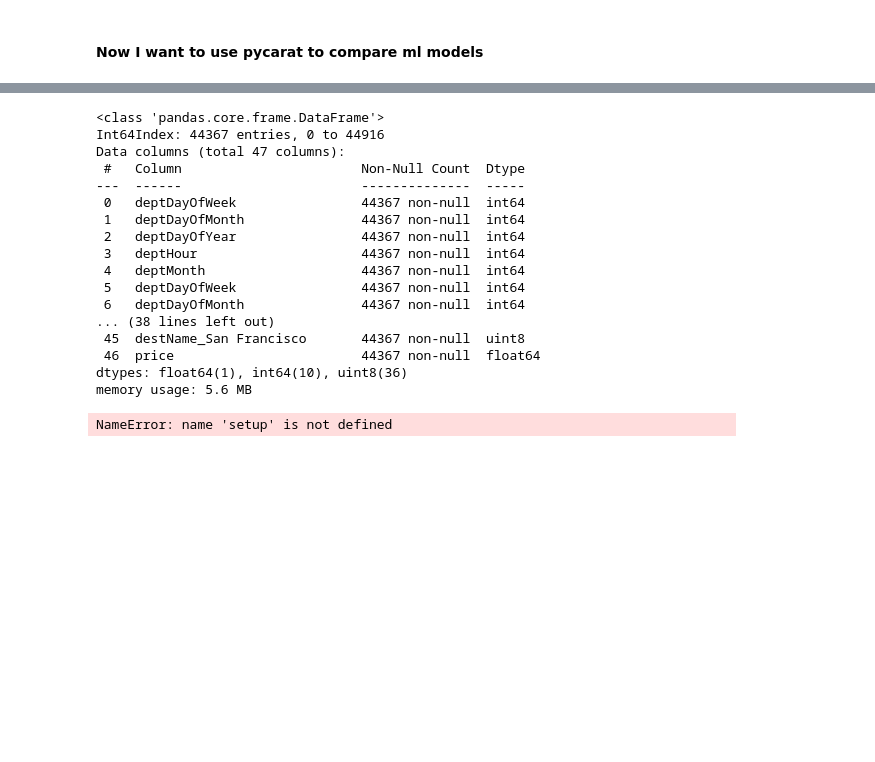
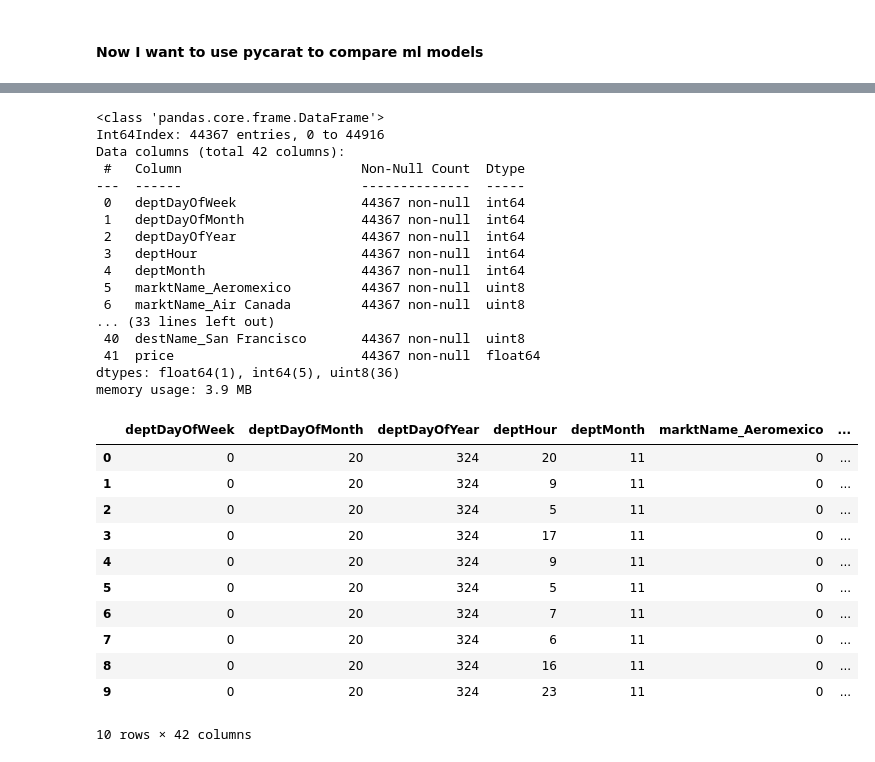
Before and after one commit to jeremyabeard5/MSDS696, a Jupyter notebook: FlightPrice.ipynb, the cells around one changed output, grey strips where cells are left out. Saved outputs shown, nothing was run; the diff lists cells and outputs as text; code cells hidden in the pictures; blank space fills up the shorter version.

```diff
--- a/FlightPrice.ipynb
+++ b/FlightPrice.ipynb
@@ -689,11 +695,6 @@ sns.heatmap(df.corr(), annot=True)
 # %%
 # Get the dummies and store it in a variable
 #dummies = pd.get_dummies(features['marktName'])
-df_dummies = pd.get_dummies(features, columns=['marktName', 'orgName', 'destName'])
+features_dum = pd.get_dummies(features, columns=['marktName', 'orgName', 'destName'])
 
-
-# Concatenate the dummies to original dataframe
-features_dum = pd.concat([features, df_dummies], axis='columns')
-
-# Drop the original column which was not encoded
-features_dum = features_dum.drop(['marktName', 'orgName', 'destName'], axis='columns')
+features_dum.info()
@@ -763,7 +782,7 @@ df_dum.info()
 # %% [output]
 <class 'pandas.core.frame.DataFrame'>
 Int64Index: 44367 entries, 0 to 44916
-Data columns (total 47 columns):
+Data columns (total 42 columns):
  #   Column                       Non-Null Count  Dtype
 ---  ------                       --------------  -----
  0   deptDayOfWeek                44367 non-null  int64
@@ -771,14 +790,25 @@ Data columns (total 47 columns):
  2   deptDayOfYear                44367 non-null  int64
  3   deptHour                     44367 non-null  int64
  4   deptMonth                    44367 non-null  int64
- 5   deptDayOfWeek                44367 non-null  int64
- 6   deptDayOfMonth               44367 non-null  int64
-... (38 lines left out)
- 45  destName_San Francisco       44367 non-null  uint8
- 46  price                        44367 non-null  float64
-dtypes: float64(1), int64(10), uint8(36)
-memory usage: 5.6 MB
+ 5   marktName_Aeromexico         44367 non-null  uint8
+ 6   marktName_Air Canada         44367 non-null  uint8
+... (33 lines left out)
+ 40  destName_San Francisco       44367 non-null  uint8
+ 41  price                        44367 non-null  float64
+dtypes: float64(1), int64(5), uint8(36)
+memory usage: 3.9 MB
-# %%
-automl = setup(df, target='price', numeric_features=['PhoneService', 'Contract', 'PaymentMethod'])
-# %% [output]
-NameError: name 'setup' is not defined
+# %%
+df_dum.head(10)
+# %% [output]
+|  | deptDayOfWeek | deptDayOfMonth | deptDayOfYear | deptHour | deptMonth | marktName_Aeromexico | ... |
+| 0 | 0 | 20 | 324 | 20 | 11 | 0 | ... |
+| 1 | 0 | 20 | 324 | 9 | 11 | 0 | ... |
+| 2 | 0 | 20 | 324 | 5 | 11 | 0 | ... |
+| 3 | 0 | 20 | 324 | 17 | 11 | 0 | ... |
+| 4 | 0 | 20 | 324 | 9 | 11 | 0 | ... |
+| 5 | 0 | 20 | 324 | 5 | 11 | 0 | ... |
+| 6 | 0 | 20 | 324 | 7 | 11 | 0 | ... |
+| 7 | 0 | 20 | 324 | 6 | 11 | 0 | ... |
+| 8 | 0 | 20 | 324 | 16 | 11 | 0 | ... |
+| 9 | 0 | 20 | 324 | 23 | 11 | 0 | ... |
+10 rows × 42 columns
```
Also changed, not shown: parts of 19 cells of this notebook.
